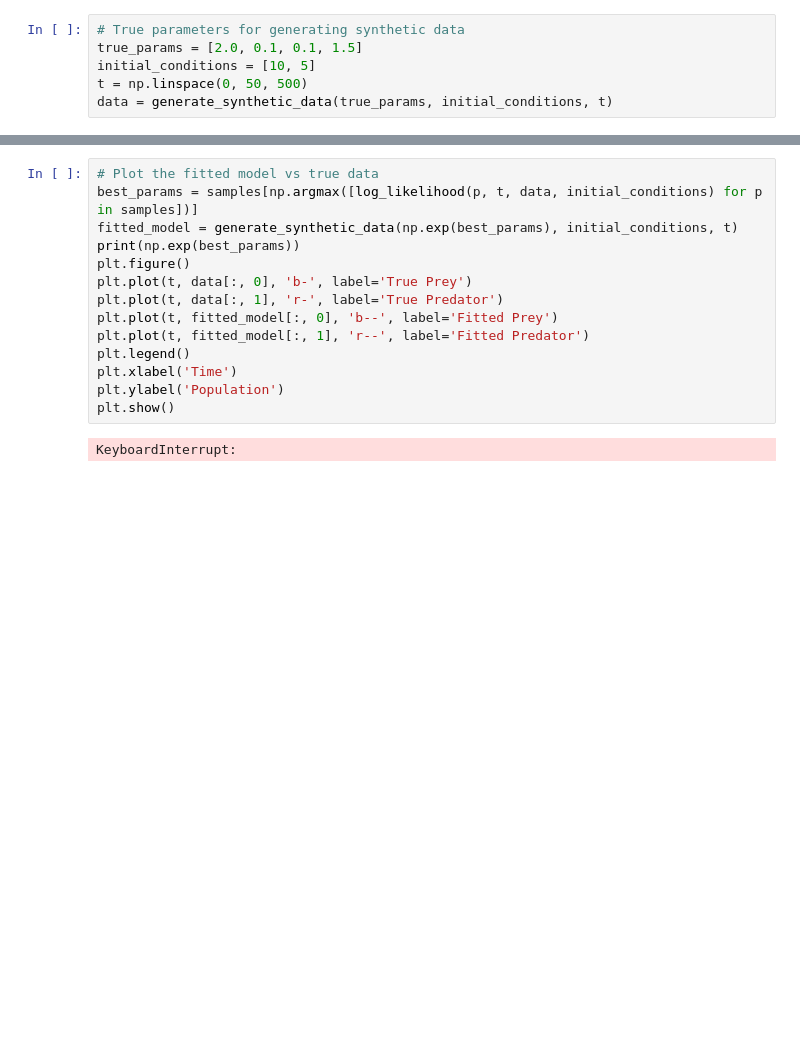
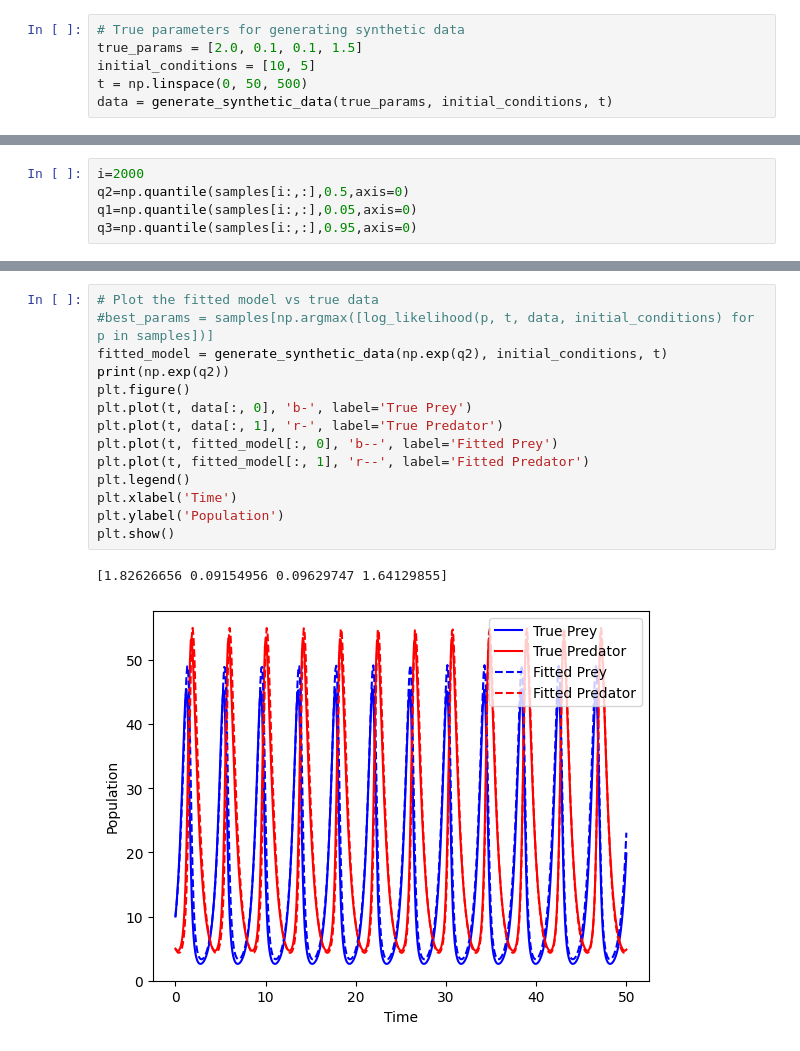
Before and after one commit to jojoroy/MScDis, a Jupyter notebook: lvmh.ipynb, the cells around one changed output, grey strips where cells are left out. Drawn from its saved outputs; the diff is of its cells as text; blank space fills up the shorter version.

```diff
--- a/lvmh.ipynb
+++ b/lvmh.ipynb
@@ -87,0 +113,5 @@ plt.show()
+# %%
+i=2000
+q2=np.quantile(samples[i:,:],0.5,axis=0)
+q1=np.quantile(samples[i:,:],0.05,axis=0)
+q3=np.quantile(samples[i:,:],0.95,axis=0)
@@ -88,16 +122,17 @@ plt.show()
 # %%
 # Plot the fitted model vs true data
-best_params = samples[np.argmax([log_likelihood(p, t, data, initial_conditions) for p in samples])]
-fitted_model = generate_synthetic_data(np.exp(best_params), initial_conditions, t)
-print(np.exp(best_params))
+#best_params = samples[np.argmax([log_likelihood(p, t, data, initial_conditions) for p in samples])]
+fitted_model = generate_synthetic_data(np.exp(q2), initial_conditions, t)
+print(np.exp(q2))
 plt.figure()
 plt.plot(t, data[:, 0], 'b-', label='True Prey')
 plt.plot(t, data[:, 1], 'r-', label='True Predator')
 plt.plot(t, fitted_model[:, 0], 'b--', label='Fitted Prey')
 plt.plot(t, fitted_model[:, 1], 'r--', label='Fitted Predator')
 plt.legend()
 plt.xlabel('Time')
 plt.ylabel('Population')
 plt.show()
 # %% [output]
-KeyboardInterrupt:
+[1.82626656 0.09154956 0.09629747 1.64129855]
+[figure, added]
```
Also changed, not shown: parts of 4 cells of this notebook.
